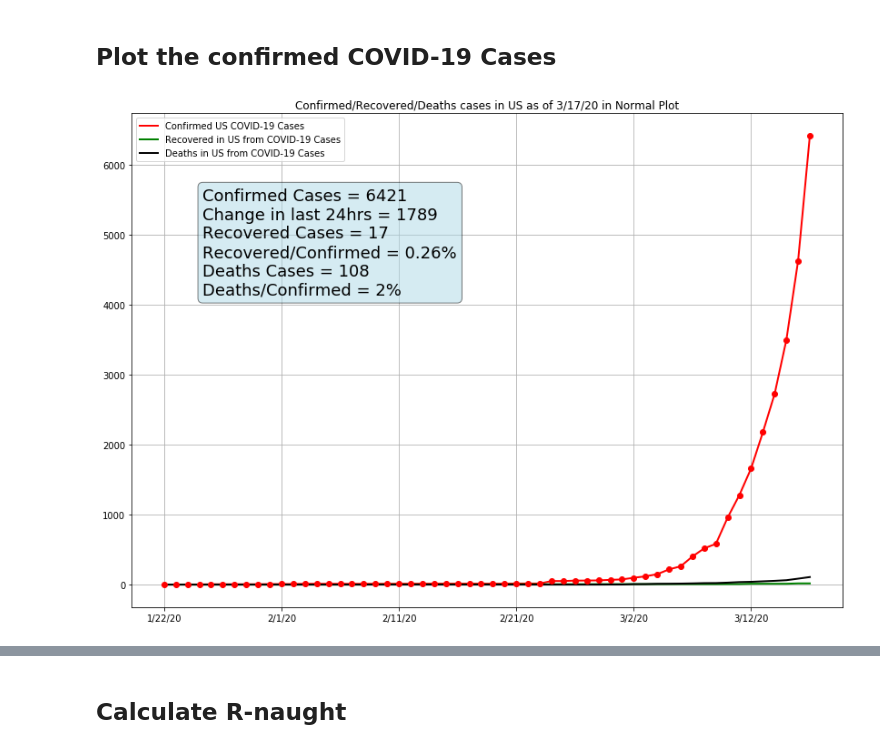
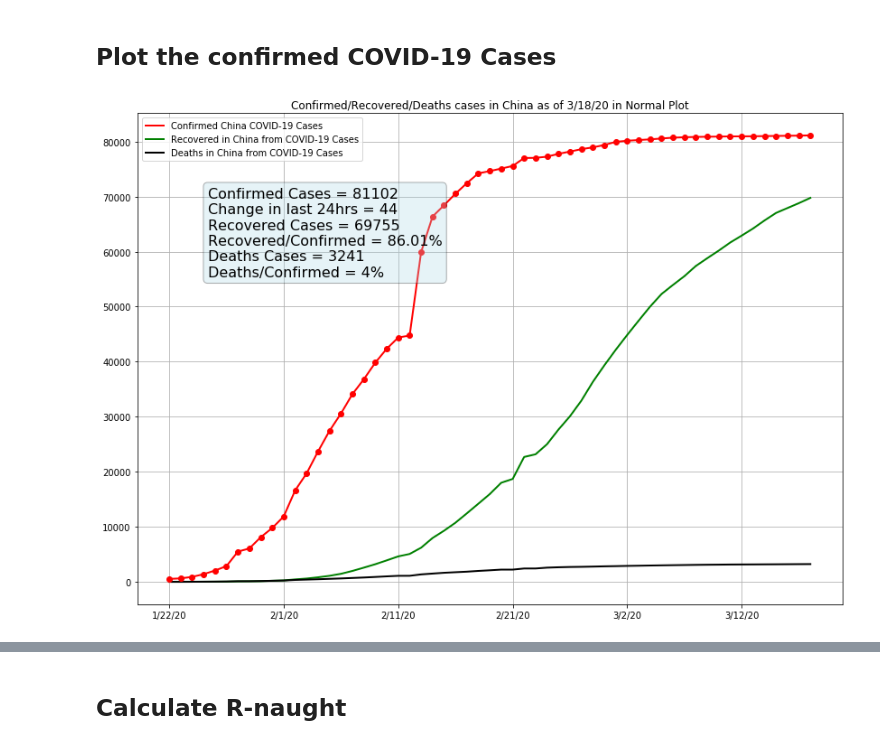
Before and after one commit to sabawi/COVID-19-R-NAUGHT, a Jupyter notebook: covid-19-r-naught.ipynb, the cells around one changed output, grey strips where cells are left out. Saved outputs shown, nothing was run; the diff lists cells and outputs as text; code cells hidden in the pictures.

```diff
--- a/covid-19-r-naught.ipynb
+++ b/covid-19-r-naught.ipynb
@@ -4,11 +4,15 @@
 """
 Auth : Al Sabawi
 Date: Mar 14, 2020
+Last Update : Mar 19, 2020
 """
 # Need the following libraries
 import pandas as pd
 import numpy as np
 import matplotlib.pyplot as plt
+
+# Set the region aas spelled in the Johns Hupkins Center file below
+region = 'China'
 # %% [markdown]
 ## Data Source
 # %% [markdown]
@@ -30,8 +34,8 @@ df_deaths = pd.read_csv(deaths_filename)
 
 ## Separate the dates to use as an index later
 dates = df_confirmed.columns[4:]
+
 ## Filter for a specific region data only
-region = 'US'
 usa = df_confirmed[df_confirmed['Country/Region'].values == region].copy(deep=True)
 usa_recovered = df_recovered[df_recovered['Country/Region'].values == region].copy(deep=True)
 usa_deaths = df_deaths[df_deaths['Country/Region'].values == region].copy(deep=True)
@@ -57,31 +61,31 @@ us_df_deaths_cum = pd.DataFrame(usa_deaths[dates].sum(), columns=[colname_deaths
 # %%
 ## Plot the raw data (not logarithmic)
 fig, ax = plt.subplots(figsize=(14,10))
 #us_df = pd.DataFrame(usa[dates].sum(), columns=[colname])
 
 us_df_cumulative.plot(ax=ax,c='red', lw=2,title='Confirmed/Recovered/Deaths cases in '+region+' as of '+str(us_df_cumulative.index[-1])+' in Normal Plot')
 us_df_recovered_cum.plot(ax=ax,c='green', lw=2)
 us_df_deaths_cum.plot(ax=ax,c='black', lw=2)
 
 ax.plot(us_df_cumulative[colname],'o',c='red',lw=8)
 
 last_conf = us_df_cumulative[colname][-1:][0]
 last_recov = us_df_recovered_cum[colname_recovered][-1:][0]
 last_death = us_df_deaths_cum[colname_deaths][-1:][0]
 last_conf_change = us_df_cumulative[colname][-1:][0] - us_df_cumulative[colname][-2:][0]
 
 textstr = '\n'.join((
         r'Confirmed Cases = %.0f' % (last_conf, ),
         r'Change in last 24hrs = %.0f' % (last_conf_change,),
         r'Recovered Cases = %.0f' % (last_recov, ),
         r'Recovered/Confirmed = %.2f%%' % (last_recov*100/last_conf, ),
         r'Deaths Cases = %.0f' % (last_death, ),
         r'Deaths/Confirmed = %.0f%%' % (last_death*100/last_conf, )))
 
-props = dict(boxstyle='round', facecolor='lightblue', alpha=0.5)
-ax.text(0.1, 0.85, textstr, transform=ax.transAxes, fontsize=18,
+props = dict(boxstyle='round', facecolor='lightblue', alpha=0.3)
+ax.text(0.1, 0.85, textstr, transform=ax.transAxes, fontsize=16,fontfamily='sans-serif',
         verticalalignment='top', bbox=props)
 
 ax.grid(True,which="both")
 # %% [output]
-[figure, old version]
+[figure, new version]
```
Also changed, not shown: parts of 4 cells of this notebook.
